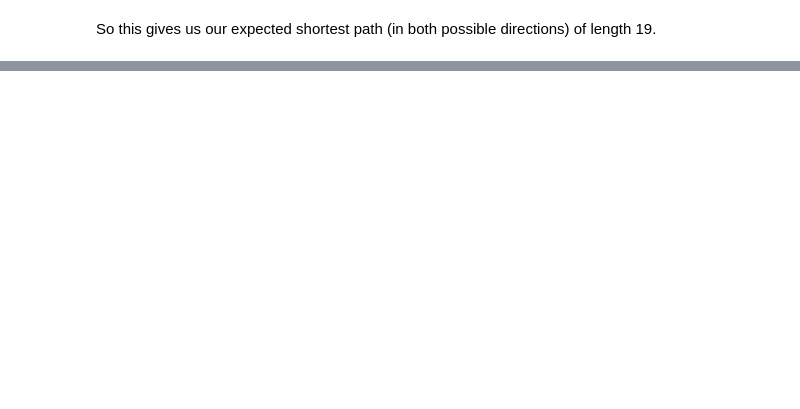
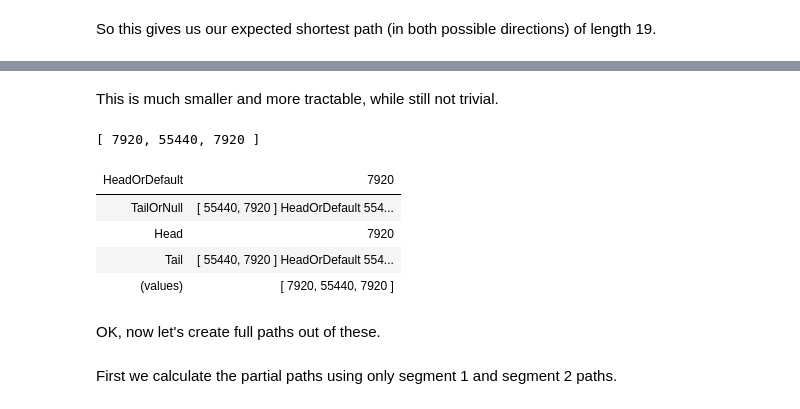
Before and after one commit to abcoates/travelling-salesman, a Jupyter notebook: travelling-salesman.ipynb, the cells around one changed output, grey strips where cells are left out. Saved outputs shown, nothing was run; the diff lists cells and outputs as text; code cells hidden in the pictures; blank space fills up the shorter version.

```diff
--- a/travelling-salesman.ipynb
+++ b/travelling-salesman.ipynb
@@ -889,0 +944,2 @@ So this gives us our expected shortest path (in both possible directions) of len
+# %% [markdown]
+This is much smaller and more tractable, while still not trivial.
@@ -889,0 +989,11 @@ So this gives us our expected shortest path (in both possible directions) of len
+# %%
+[segment_1_Permutations.Length; segment_2_Permutations.Length; segment_3_Permutations.Length]
+# %% [output]
+[ 7920, 55440, 7920 ]
+| HeadOrDefault | 7920 |
+| TailOrNull | [ 55440, 7920 ] HeadOrDefault 554... |
+| Head | 7920 |
+| Tail | [ 55440, 7920 ] HeadOrDefault 554... |
+| (values) | [ 7920, 55440, 7920 ] |
+# %% [markdown]
+OK, now let's create full paths out of these.
@@ -889,0 +1027,2 @@ So this gives us our expected shortest path (in both possible directions) of len
+# %% [markdown]
+First we calculate the partial paths using only segment 1 and segment 2 paths.
```
Also changed, not shown: parts of 32 cells of this notebook.
